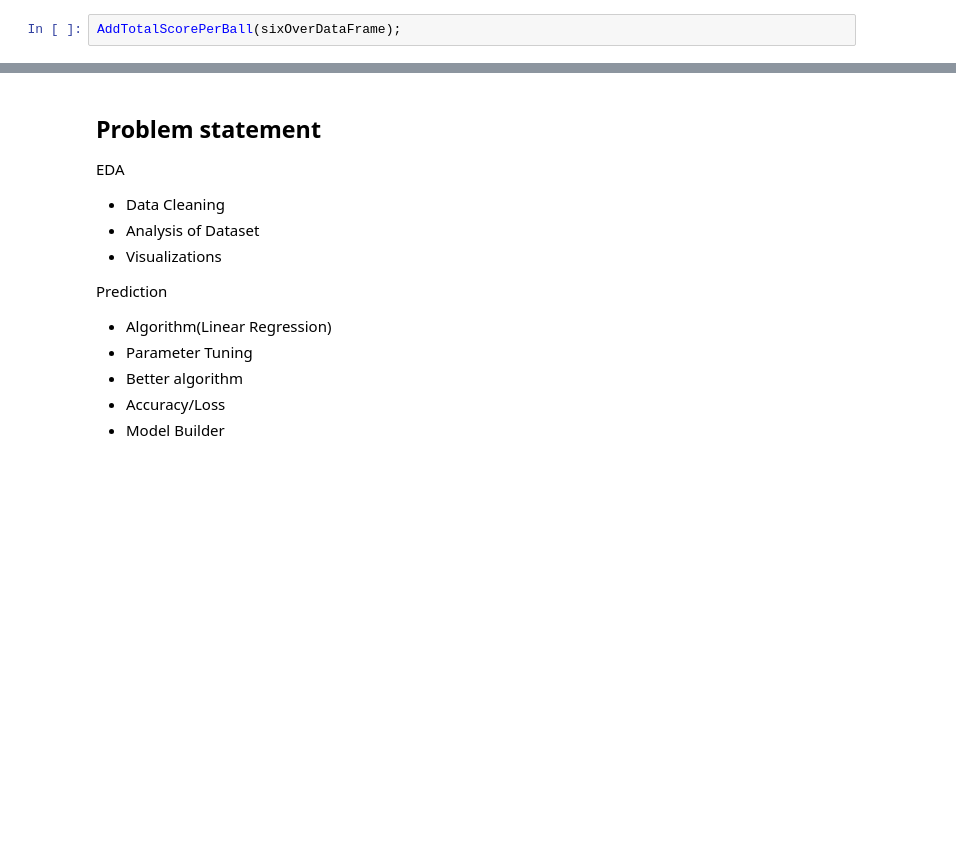
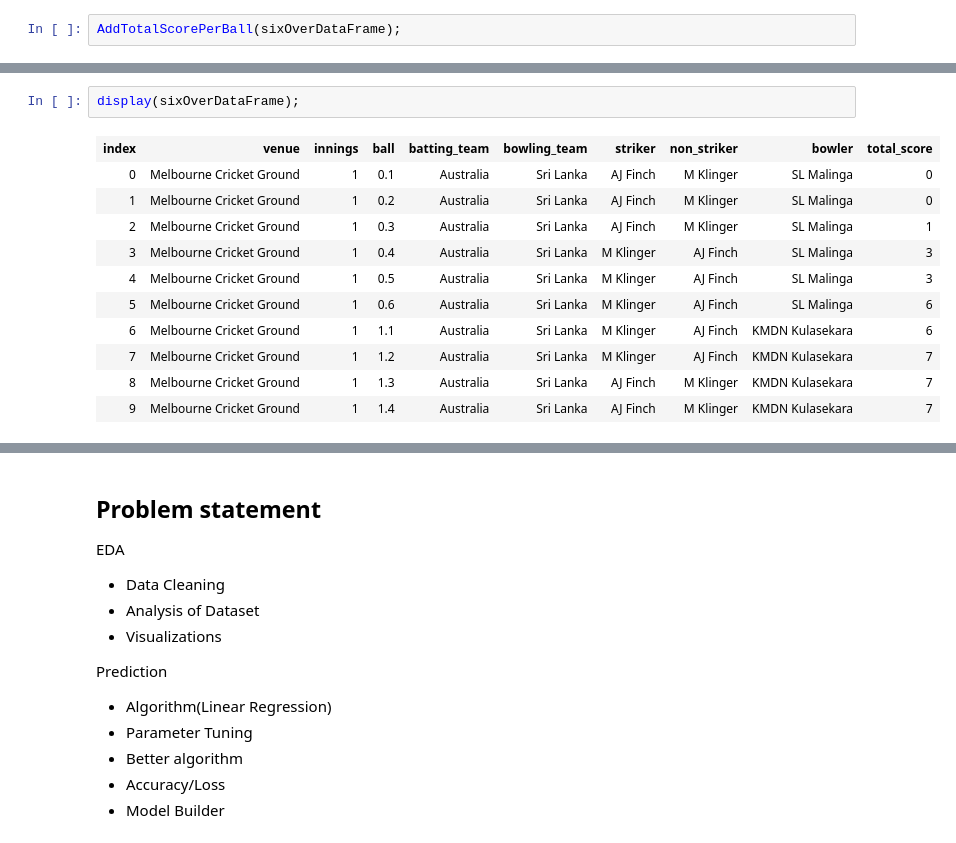
Before and after one commit to praveenraghuvanshi/tech-sessions, a Jupyter notebook: drafts/Sport Analytics/CricketAnalysis.ipynb, the cells around one changed output, grey strips where cells are left out. Drawn from its saved outputs; the diff is of its cells as text; blank space fills up the shorter version.

```diff
--- a/drafts/Sport Analytics/CricketAnalysis.ipynb
+++ b/drafts/Sport Analytics/CricketAnalysis.ipynb
@@ -341,0 +379,14 @@ display(sixOverDataFrame)
+# %%
+display(sixOverDataFrame);
+# %% [output]
+| index | venue | innings | ball | batting_team | bowling_team | striker | non_striker | bowler | total_score |
+| 0 | Melbourne Cricket Ground | 1 | 0.1 | Australia | Sri Lanka | AJ Finch | M Klinger | SL Malinga | 0 |
+| 1 | Melbourne Cricket Ground | 1 | 0.2 | Australia | Sri Lanka | AJ Finch | M Klinger | SL Malinga | 0 |
+| 2 | Melbourne Cricket Ground | 1 | 0.3 | Australia | Sri Lanka | AJ Finch | M Klinger | SL Malinga | 1 |
+| 3 | Melbourne Cricket Ground | 1 | 0.4 | Australia | Sri Lanka | M Klinger | AJ Finch | SL Malinga | 3 |
+| 4 | Melbourne Cricket Ground | 1 | 0.5 | Australia | Sri Lanka | M Klinger | AJ Finch | SL Malinga | 3 |
+| 5 | Melbourne Cricket Ground | 1 | 0.6 | Australia | Sri Lanka | M Klinger | AJ Finch | SL Malinga | 6 |
+| 6 | Melbourne Cricket Ground | 1 | 1.1 | Australia | Sri Lanka | M Klinger | AJ Finch | KMDN Kulasekara | 6 |
+| 7 | Melbourne Cricket Ground | 1 | 1.2 | Australia | Sri Lanka | M Klinger | AJ Finch | KMDN Kulasekara | 7 |
+| 8 | Melbourne Cricket Ground | 1 | 1.3 | Australia | Sri Lanka | AJ Finch | M Klinger | KMDN Kulasekara | 7 |
+| 9 | Melbourne Cricket Ground | 1 | 1.4 | Australia | Sri Lanka | AJ Finch | M Klinger | KMDN Kulasekara | 7 |
```
Also changed, not shown: parts of 13 cells of this notebook.
